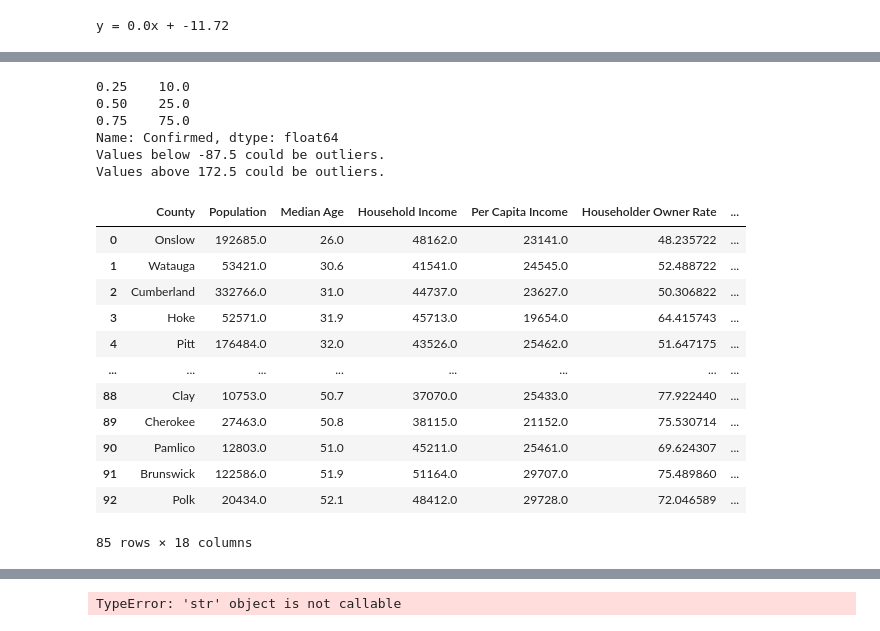
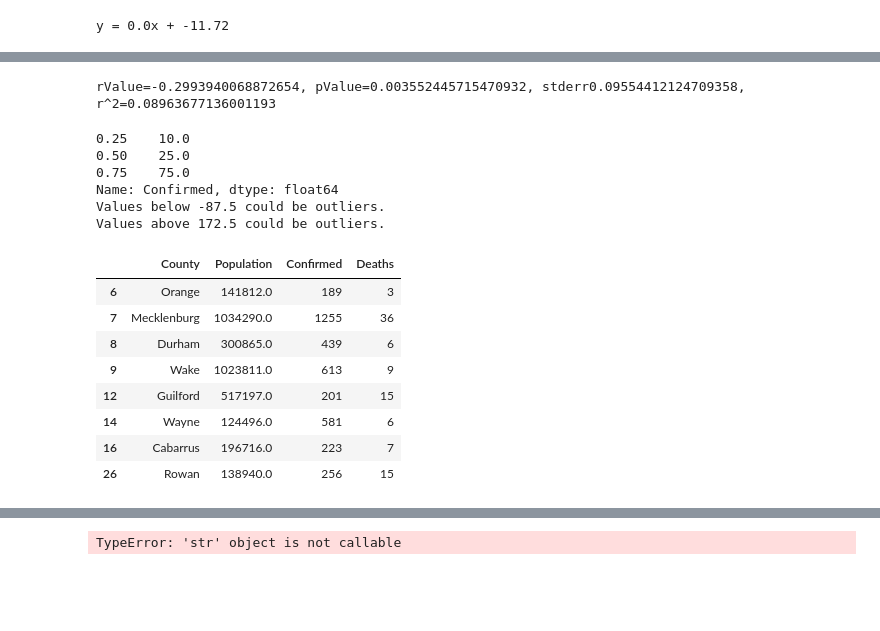
Before and after one commit to gshreve01/Covid19-CensusData-Comparison, a Jupyter notebook: Census_vs_Covid.Greg.ipynb, the cells around one changed output, grey strips where cells are left out. Cells and saved outputs as stored; diff of their text form; code cells hidden in the pictures; blank space fills up the shorter version.

Commit message:
Generated plots to .png files and included statistic values

```diff
--- a/Census_vs_Covid.Greg.ipynb
+++ b/Census_vs_Covid.Greg.ipynb
@@ -334,44 +345,44 @@ rValue=-0.2993940068872654, pValue=0.003552445715470932, stderr0.095544121247093
+# %%
+print(f"rValue={rvalue}, pValue={pvalue}, stderr{stderr}, r^2={rvalue**2}")
+# %% [output]
+rValue=-0.2993940068872654, pValue=0.003552445715470932, stderr0.09554412124709358, r^2=0.08963677136001193
 # %%
 quartiles = confirmed_df.Confirmed.quantile([.25, .5, .75])
 print(quartiles)
 
 lowerq = quartiles[0.25]
 upperq = quartiles[0.75]
 iqr = upperq-lowerq
 
 lower_bound = lowerq - (1.5*iqr)
 upper_bound = upperq + (1.5*iqr)
 
 print(f"Values below {lower_bound} could be outliers.")
 print(f"Values above {upper_bound} could be outliers.")
 
 
 outliers = confirmed_df.loc[(confirmed_df["Confirmed"] < lower_bound) |
                               (confirmed_df["Confirmed"] > upper_bound)]
-outliers
+
 
 confirmed_without_outliers = pd.merge(confirmed_df,outliers, indicator=True, how='outer').query('_merge=="left_only"').drop('_merge', axis=1)
-confirmed_without_outliers
+outliers[["County", "Population", "Confirmed", "Deaths"]]
 # %% [output]
 0.25    10.0
 0.50    25.0
 0.75    75.0
 Name: Confirmed, dtype: float64
 Values below -87.5 could be outliers.
 Values above 172.5 could be outliers.
-|  | County | Population | Median Age | Household Income | Per Capita Income | Householder Owner Rate | ... |
-| 0 | Onslow | 192685.0 | 26.0 | 48162.0 | 23141.0 | 48.235722 | ... |
-| 1 | Watauga | 53421.0 | 30.6 | 41541.0 | 24545.0 | 52.488722 | ... |
-| 2 | Cumberland | 332766.0 | 31.0 | 44737.0 | 23627.0 | 50.306822 | ... |
-| 3 | Hoke | 52571.0 | 31.9 | 45713.0 | 19654.0 | 64.415743 | ... |
-| 4 | Pitt | 176484.0 | 32.0 | 43526.0 | 25462.0 | 51.647175 | ... |
-| ... | ... | ... | ... | ... | ... | ... | ... |
-| 88 | Clay | 10753.0 | 50.7 | 37070.0 | 25433.0 | 77.922440 | ... |
-| 89 | Cherokee | 27463.0 | 50.8 | 38115.0 | 21152.0 | 75.530714 | ... |
-| 90 | Pamlico | 12803.0 | 51.0 | 45211.0 | 25461.0 | 69.624307 | ... |
-| 91 | Brunswick | 122586.0 | 51.9 | 51164.0 | 29707.0 | 75.489860 | ... |
-| 92 | Polk | 20434.0 | 52.1 | 48412.0 | 29728.0 | 72.046589 | ... |
+|  | County | Population | Confirmed | Deaths |
+| 6 | Orange | 141812.0 | 189 | 3 |
+| 7 | Mecklenburg | 1034290.0 | 1255 | 36 |
+| 8 | Durham | 300865.0 | 439 | 6 |
+| 9 | Wake | 1023811.0 | 613 | 9 |
+| 12 | Guilford | 517197.0 | 201 | 15 |
+| 14 | Wayne | 124496.0 | 581 | 6 |
+| 16 | Cabarrus | 196716.0 | 223 | 7 |
+| 26 | Rowan | 138940.0 | 256 | 15 |
-85 rows × 18 columns
 # %%
 confirmed_without_outliers.sort_values("Median Age", ascending=True, inplace=True)
 confirmed_without_outliers = confirmed_without_outliers.reset_index(drop=True)
```
Also changed, not shown: parts of 10 cells of this notebook.
